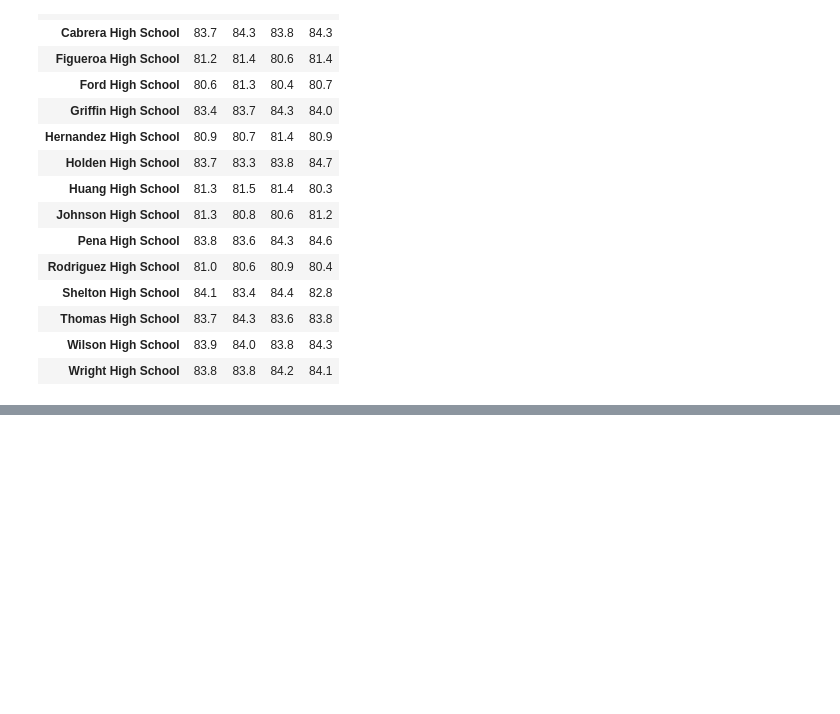
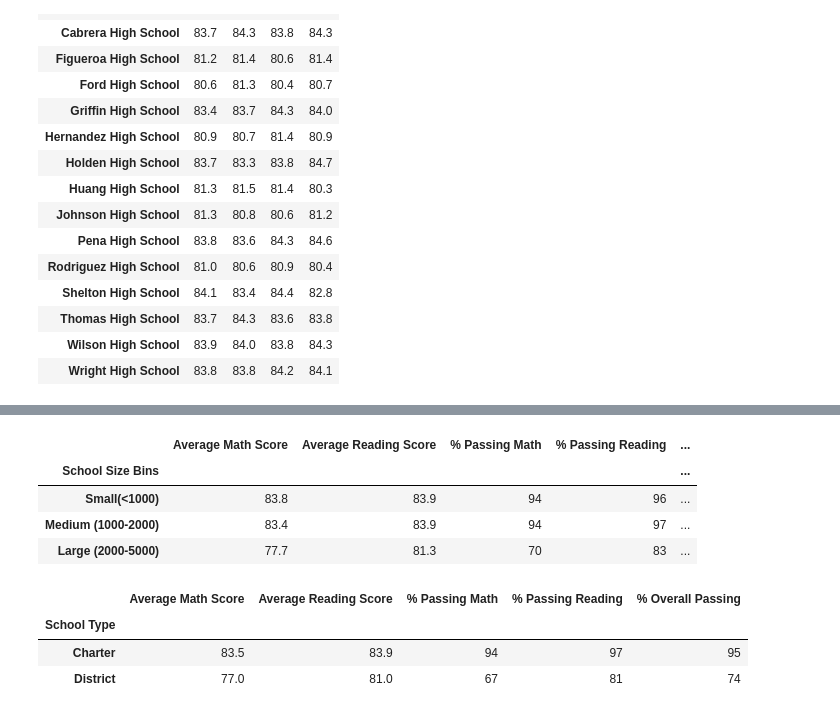
Before and after one commit to valeria100719/School_District_Analysis, a Jupyter notebook: PyCitySchool.ipynb, the cells around one changed output, grey strips where cells are left out. Drawn from its saved outputs; the diff is of its cells as text; code cells hidden in the pictures; blank space fills up the shorter version.

```diff
--- a/PyCitySchool.ipynb
+++ b/PyCitySchool.ipynb
@@ -927,0 +1128,3 @@ grade_reading_summary_df
+# %%
+cutted_size_categorical_S = pd.cut( per_school_summary_df['Total Students'],size_bins, labels= size_bins_labels)
+cutted_size_categorical_S
@@ -927,0 +1149,4 @@ grade_reading_summary_df
+# %%
+per_school_summary_df['School Size Bins'] = pd.Series(cutted_size_categorical_S)
+
+per_school_summary_df.head()
@@ -927,0 +1160,19 @@ grade_reading_summary_df
+# %%
+sizeBins_math_scores_Series = per_school_summary_df.groupby(['School Size Bins'])['Average Math Score'].agg('mean')
+sizeBins_reading_scores_Series = per_school_summary_df.groupby(['School Size Bins'])['Average Reading Score'].agg('mean')
+sizeBins_passing_math_Series = per_school_summary_df.groupby(['School Size Bins'])['% Passing Math'].agg('mean')
+sizeBins_passing_reading_Series = per_school_summary_df.groupby(['School Size Bins'])['% Passing Reading'].agg('mean')
+sizeBins_overall_passing_percentage_Series = (sizeBins_passing_math_Series + sizeBins_passing_reading_Series) /2
+# %%
+size_school_summary_df = pd.DataFrame({"Average Math Score" : sizeBins_math_scores_Series.map('{:.1f}'.format),
+          "Average Reading Score": sizeBins_reading_scores_Series.map('{:.1f}'.format),
+          "% Passing Math": sizeBins_passing_math_Series.map('{:.0f}'.format),
+          "% Passing Reading": sizeBins_passing_reading_Series.map('{:.0f}'.format),
+          "% Overall Passing": sizeBins_overall_passing_percentage_Series.map('{:.0f}'.format)})
+size_school_summary_df
+# %% [output]
+|  | Average Math Score | Average Reading Score | % Passing Math | % Passing Reading | ... |
+| School Size Bins |  |  |  |  | ... |
+| Small(<1000) | 83.8 | 83.9 | 94 | 96 | ... |
+| Medium (1000-2000) | 83.4 | 83.9 | 94 | 97 | ... |
+| Large (2000-5000) | 77.7 | 81.3 | 70 | 83 | ... |
@@ -927,0 +1185,13 @@ grade_reading_summary_df
+# %%
+
+type_school_summary_df = pd.DataFrame({"Average Math Score" : type_math_scores_Series.map('{:.1f}'.format),
+          "Average Reading Score": type_reading_scores_Series.map('{:.1f}'.format),
+          "% Passing Math": type_passing_math_Series.map('{:.0f}'.format),
+          "% Passing Reading": type_passing_reading_Series.map('{:.0f}'.format),
+          "% Overall Passing": type_overall_passing_Series.map('{:.0f}'.format)})
+type_school_summary_df
+# %% [output]
+|  | Average Math Score | Average Reading Score | % Passing Math | % Passing Reading | % Overall Passing |
+| School Type |  |  |  |  |  |
+| Charter | 83.5 | 83.9 | 94 | 97 | 95 |
+| District | 77.0 | 81.0 | 67 | 81 | 74 |
```
Also changed, not shown: parts of 21 cells of this notebook.
